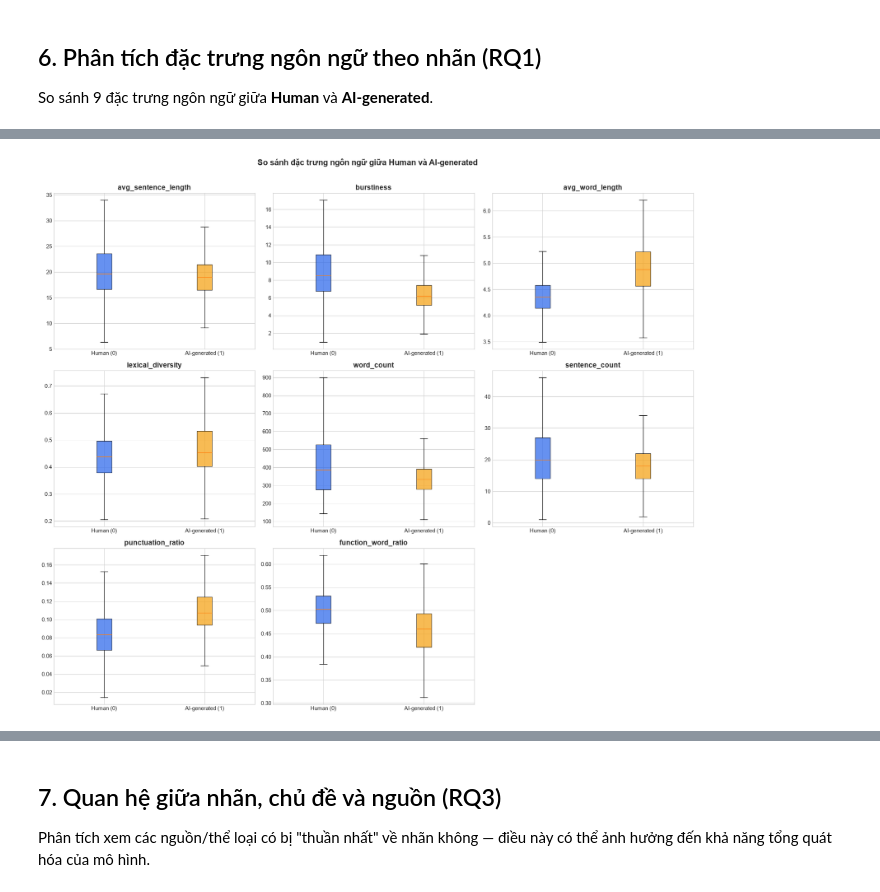
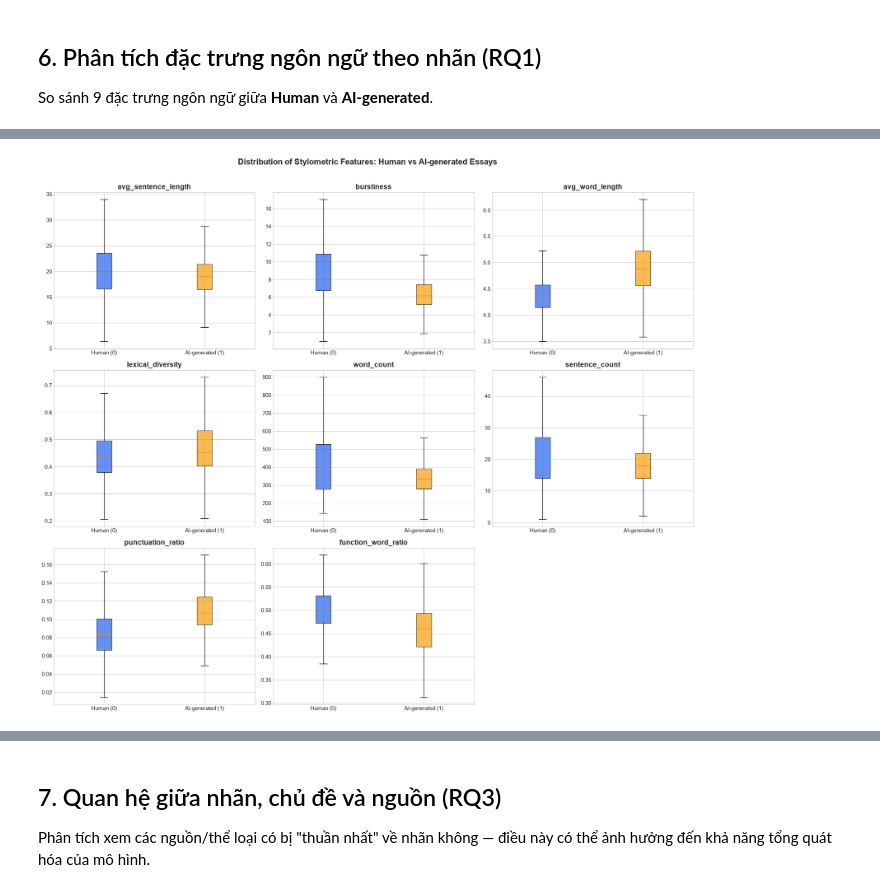
Before and after one commit to KietNH-ai/AI-Generated-Text-Essay-Detection, a Jupyter notebook: notebooks/03_EDA_visualization.ipynb, the cells around one changed output, grey strips where cells are left out. Saved outputs shown, nothing was run; the diff lists cells and outputs as text; code cells hidden in the pictures.

```diff
--- a/notebooks/03_EDA_visualization.ipynb
+++ b/notebooks/03_EDA_visualization.ipynb
@@ -287,35 +287,35 @@ n_features = len(feature_names)
 n_cols = 3
 n_rows = (n_features + n_cols - 1) // n_cols
 
 fig, axes = plt.subplots(n_rows, n_cols, figsize=(18, 5 * n_rows))
 axes = axes.flatten()
 
 for idx, feat in enumerate(feature_names):
     ax = axes[idx]
     box_data = [df[df['label'] == l][feat] for l in [LABEL_HUMAN, LABEL_AI]]
     bp = ax.boxplot(
     box_data,
     tick_labels=[LABEL_NAMES[l] for l in [LABEL_HUMAN, LABEL_AI]],
     showfliers=False,
     patch_artist=True
 )
     for patch, color in zip(bp['boxes'], [COLORS[LABEL_HUMAN], COLORS[LABEL_AI]]):
         patch.set_facecolor(color)
         patch.set_alpha(0.7)
     ax.set_title(feat, fontweight='bold')
     ax.tick_params(axis='x')
 
 # Ẩn các axes thừa
 for idx in range(n_features, len(axes)):
     axes[idx].set_visible(False)
 
-fig.suptitle('So sánh đặc trưng ngôn ngữ giữa Human và AI-generated',
+fig.suptitle('Distribution of Stylometric Features: Human vs AI-generated Essays',
              fontsize=16, fontweight='bold', y=1.01)
 fig.tight_layout()
 fig.savefig(FIGURES_DIR / '03_linguistic_features_boxplot.png', dpi=150, bbox_inches='tight')
 plt.show()
 # %% [output]
-[figure, old version]
+[figure, new version]
 # %%
 # Heatmap tương quan giữa các đặc trưng
 corr_matrix = df[feature_names + ['label']].corr()
```
Also changed, not shown: parts of 9 cells of this notebook, 1 other file.
